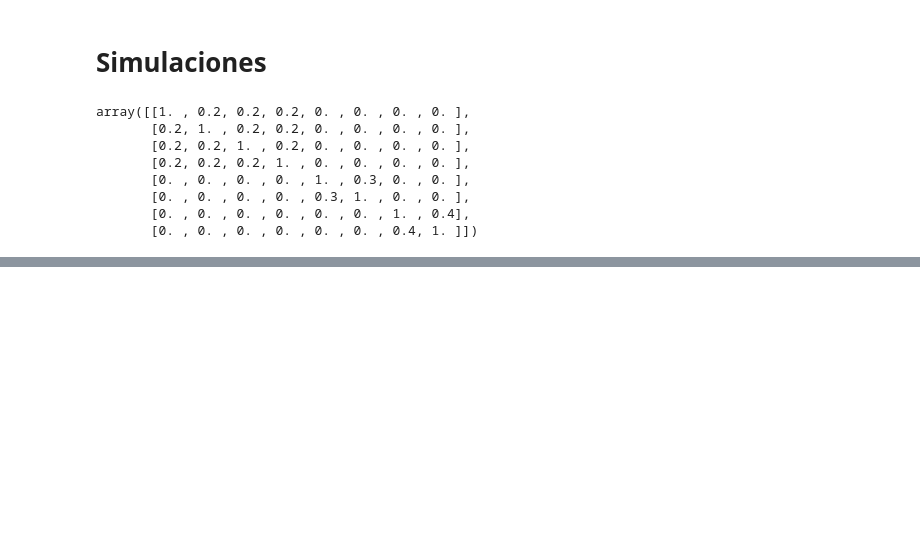
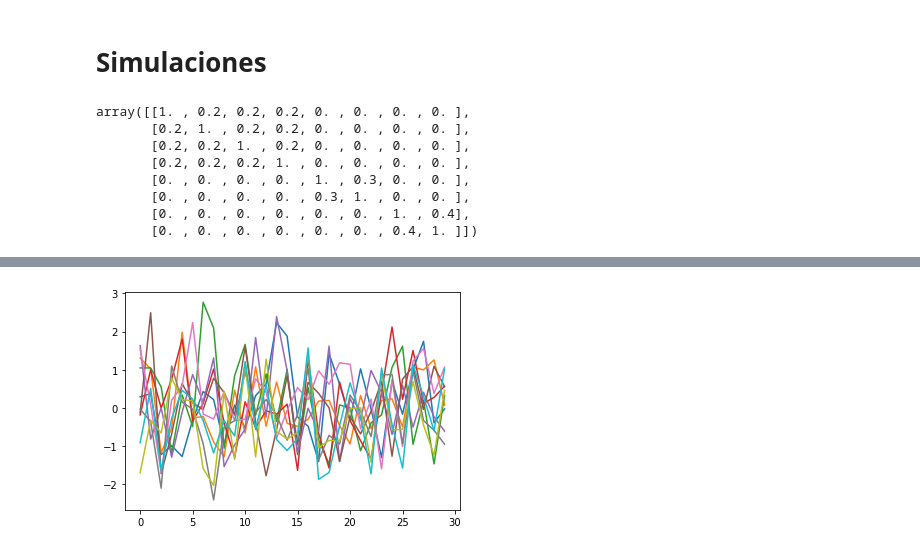
Before and after one commit to jduarte00/tesis, a Jupyter notebook: simulaciones.ipynb, the cells around one changed output, grey strips where cells are left out. Cells and saved outputs as stored; diff of their text form; code cells hidden in the pictures; blank space fills up the shorter version.

```diff
--- a/simulaciones.ipynb
+++ b/simulaciones.ipynb
@@ -33,0 +117,4 @@ array([[1. , 0.2, 0.2, 0.2, 0. , 0. , 0. , 0. ],
+# %%
+plt.plot(daily_returns.T);
+# %% [output]
+[figure, added]
```
Also changed, not shown: parts of 14 cells of this notebook.
